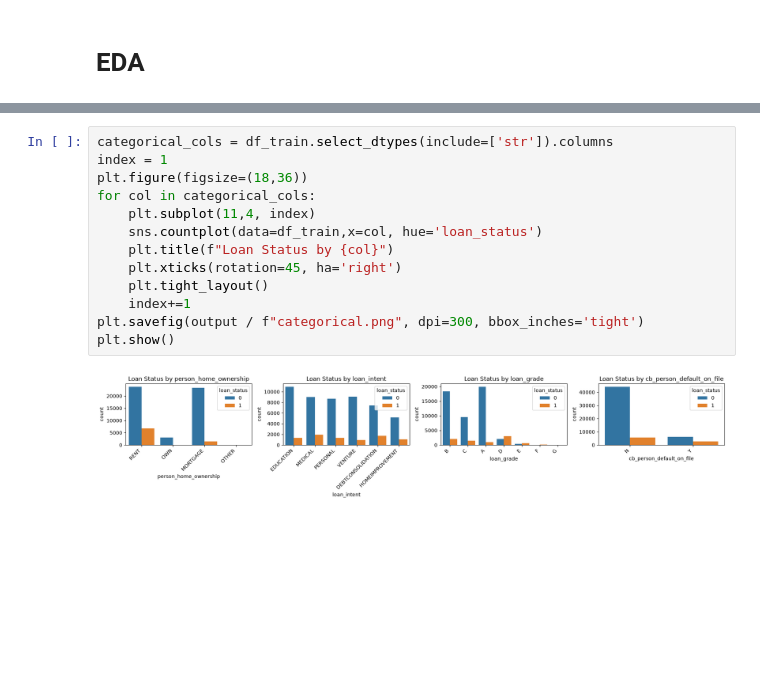
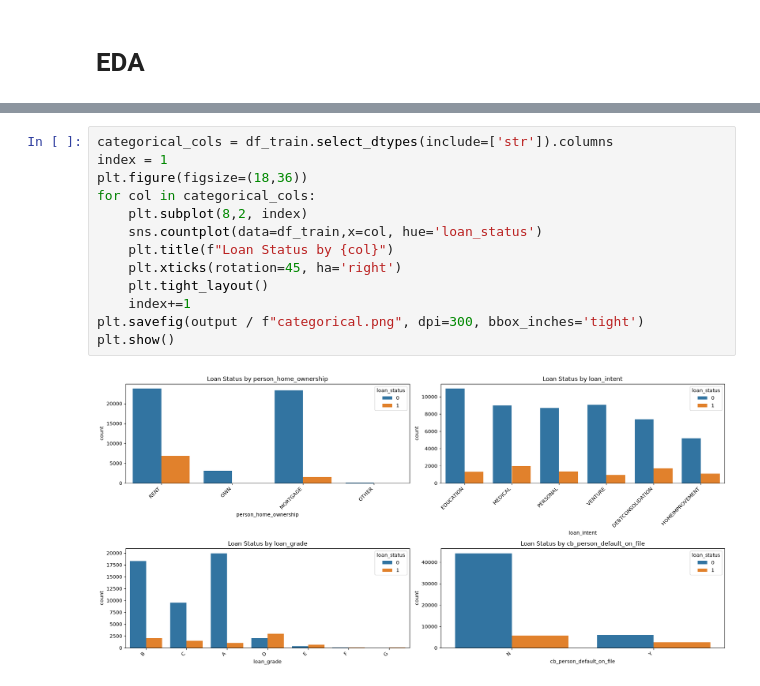
Before and after one commit to coded-by-bubai/Loanlytix, a Jupyter notebook: notebooks/EDA.ipynb, the cells around one changed output, grey strips where cells are left out. Drawn from its saved outputs; the diff is of its cells as text; blank space fills up the shorter version.

```diff
--- a/notebooks/EDA.ipynb
+++ b/notebooks/EDA.ipynb
@@ -130,15 +189,15 @@ plt.show()
 # %%
 categorical_cols = df_train.select_dtypes(include=['str']).columns
 index = 1
 plt.figure(figsize=(18,36))
 for col in categorical_cols:
-    plt.subplot(11,4, index)
+    plt.subplot(8,2, index)
     sns.countplot(data=df_train,x=col, hue='loan_status')
     plt.title(f"Loan Status by {col}")
     plt.xticks(rotation=45, ha='right')
     plt.tight_layout()
     index+=1
 plt.savefig(output / f"categorical.png", dpi=300, bbox_inches='tight')
 plt.show()
 # %% [output]
-[figure, old version]
+[figure, new version]
```
Also changed, not shown: parts of 12 cells of this notebook, 4 other files.
